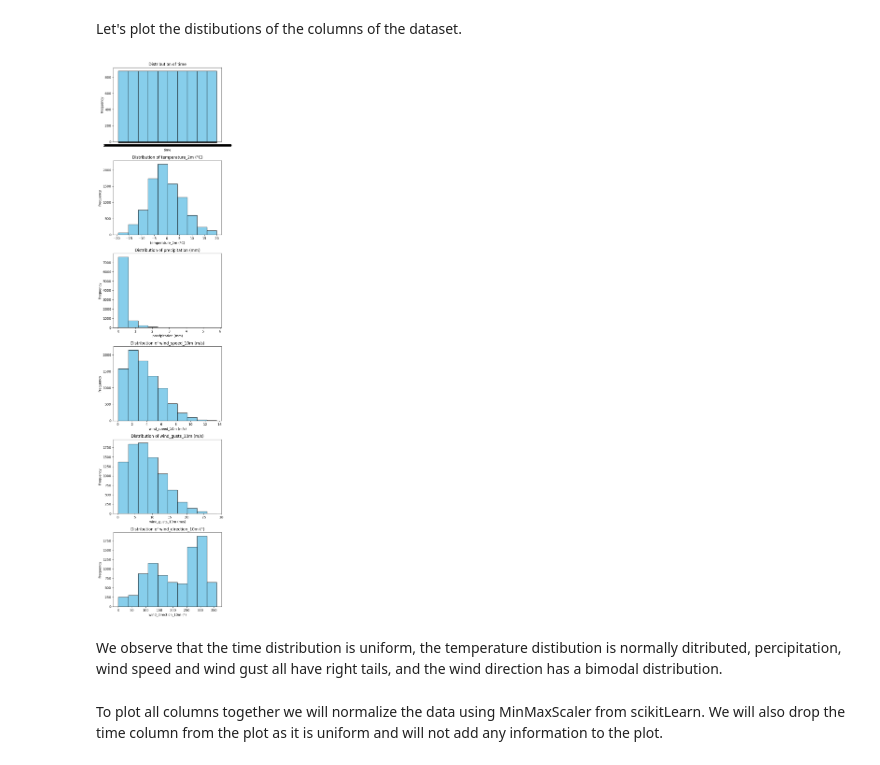
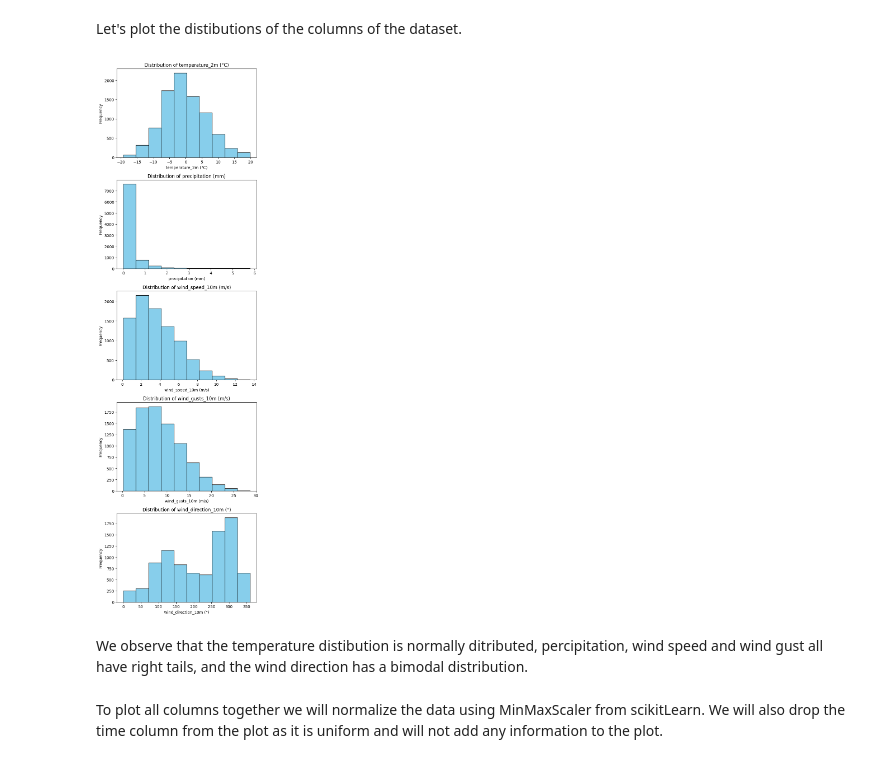
Before and after one commit to KristofferHemm/ind320, a Jupyter notebook: part1.ipynb, the cells around one changed output. Saved outputs shown, nothing was run; the diff lists cells and outputs as text; code cells hidden in the pictures.

```diff
--- a/part1.ipynb
+++ b/part1.ipynb
@@ -46,20 +46,21 @@ There are no nans in the dataset.
 # %% [markdown]
 Let's plot the distibutions of the columns of the dataset.
 # %%
+df = df.set_index('time')
 n_cols = df.shape[1]
 fig, axes = plt.subplots(n_cols, 1, figsize=(6, 4 * n_cols))
 for i, col in enumerate(df.columns):
     axes[i].hist(df[col], bins=10, color='skyblue', edgecolor='black')
     axes[i].set_title(f'Distribution of {col}')
     axes[i].set_xlabel(col)
     axes[i].set_ylabel('Frequency')
 
 plt.tight_layout()
 plt.show()
 # %% [output]
-[figure, old version]
+[figure, new version]
 # %% [markdown]
-We observe that the time distribution is uniform, the temperature distibution is normally ditributed, percipitation, wind speed and wind gust all have right tails, and the wind direction has a bimodal distribution.
+We observe that the temperature distibution is normally ditributed, percipitation, wind speed and wind gust all have right tails, and the wind direction has a bimodal distribution.
 # %% [markdown]
 To plot all columns together we will normalize the data using MinMaxScaler from scikitLearn. We will also drop the time column from the plot as it is uniform and will not add any information to the plot.
 # %%
```
Also changed, not shown: parts of 1 cell of this notebook, 6 other files.
